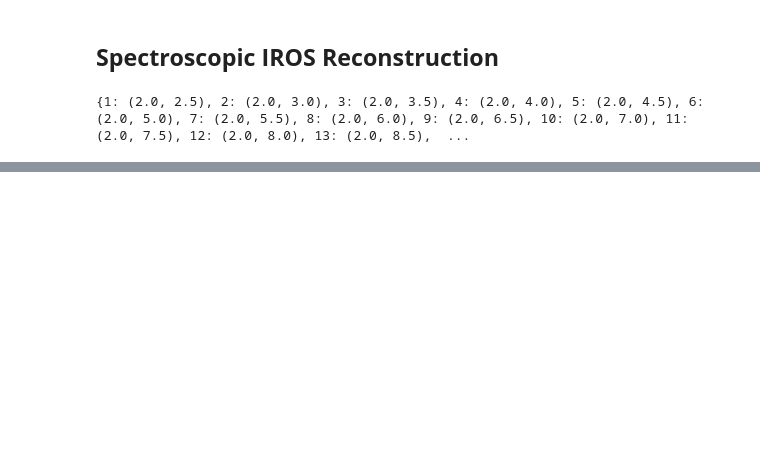
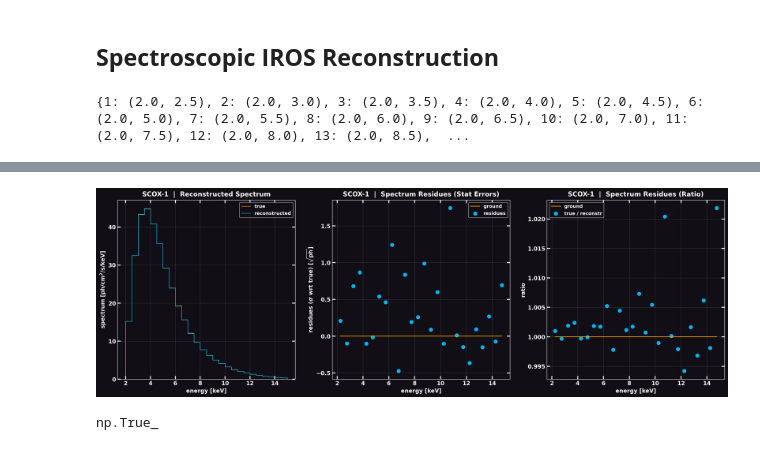
Before and after one commit to EdoardoGiancarli/LearningCodedMasks, a Jupyter notebook: IROS/demo_IROS_spectroscopy.ipynb, the cells around one changed output, grey strips where cells are left out. Saved outputs shown, nothing was run; the diff lists cells and outputs as text; code cells hidden in the pictures; blank space fills up the shorter version.

Commit message:
iros spectroscopy tests

```diff
--- a/IROS/demo_IROS_spectroscopy.ipynb
+++ b/IROS/demo_IROS_spectroscopy.ipynb
@@ -29,7 +29,8 @@ SKYFIELD: str = "GalacticCentre"
 DATA_FITS: str = "galctr_rxte-sax_mask_050_1040x17_2-50keV_1ks"
 
 ID_CAMERA_A: str = "cam1a"
-DATASET: str = "reconstructed"
+DATASET: str = "detected"
+PSFY = True if DATASET == 'reconstructed' else False
 
 filepaths: dict[str, dict[str, Path]] = simulation_files(f"{SIM_PATH}/{SKYFIELD}/{DATA_FITS}")
 # %%
@@ -173,12 +174,10 @@ print(schedule)
 # %% [output]
 {1: (2.0, 2.5), 2: (2.0, 3.0), 3: (2.0, 3.5), 4: (2.0, 4.0), 5: (2.0, 4.5), 6: (2.0, 5.0), 7: (2.0, 5.5), 8: (2.0, 6.0), 9: (2.0, 6.5), 10: (2.0, 7.0), 11: (2.0, 7.5), 12: (2.0, 8.0), 13: (2.0, 8.5),  ...
 # %%
-# OUT_RESULTS_PATH: str = '/mnt/dbb8f47e-da06-47bf-8ef5-038092af70f7/Edos_Magnificent_Manor/PhD_AASS/IROS_paper'
-OUT_RESULTS_PATH = "/mnt/d/PhD_AASS/Coding/Images_fits"
+OUT_RESULTS_PATH: str = '/mnt/dbb8f47e-da06-47bf-8ef5-038092af70f7/Edos_Magnificent_Manor/PhD_AASS/IROS_paper'
+# OUT_RESULTS_PATH = "/mnt/d/PhD_AASS/Coding/Images_fits"
 
-DATA_ID: str = 'out_IROS_data_test_2-15keV_1ks_4srcs.pickle'
-
-
+DATA_ID: str = 'out_IROS_data_test_2-15keV_1ks_SCOX1_detected.pickle'
 
 srcIDs = (
     'scox1', #'gx5-1', 'gx349+2', 'gx17+2',
@@ -193,6 +192,7 @@ if not fp.exists():
         schedule=schedule,
         catalogue=catA,
         save_to=fp,
+        psfy=PSFY,
     )
 else:
     out_logs = load_pickle(fp)
@@ -355,0 +422,46 @@ ds.plot(
+# %%
+ebins, spectra = compute_spectra(out_logs)
+_, iros_cts = compute_counts(out_logs)
+
+true_cts = get_src_cts(wfm, sdlA, 'scox1', ebins, catA)
+true_spectr = get_src_spectr(wfm, sdlA, 'scox1', ebins, true_cts, catA)
+# %%
+ds.plot(
+    dmaps=(
+        ds.map4plot(
+            arrs=(true_spectr, spectra[:, 0]),
+            title='SCOX-1  |  Reconstructed Spectrum',
+            x=ebins,
+            xlabel='energy [keV]',
+            ylabel='spectrum [ph/cm$^{2}$/s/keV]',
+            labels=('true', 'reconstructed'),
+            style='stairs',
+            color=('Orange', 'DeepSkyBlue'),
+            # yscale='log',
+        ),
+        ds.map4plot(
+            arrs=(np.zeros_like(true_spectr), (true_cts - iros_cts[:, 0]) / np.sqrt(true_cts)),
+            title='SCOX-1  |  Spectrum Residues (Stat Errors)',
+            x=ebins[:-1] + np.diff(ebins) / 2,
+            xlabel='energy [keV]',
+            ylabel='residues ($\\sigma$ wrt true) [$\\sqrt{\\text{ph}}$]',
+            labels=('ground', 'residues'),
+            style=('plot', 'scatter'),
+            color=('Orange', 'DeepSkyBlue'),
+        ),
+        ds.map4plot(
+            arrs=(np.ones_like(true_spectr), true_cts / iros_cts[:, 0]),
+            title='SCOX-1  |  Spectrum Residues (Ratio)',
+            x=ebins[:-1] + np.diff(ebins) / 2,
+            xlabel='energy [keV]',
+            ylabel='ratio',
+            labels=('ground', 'true / reconstr'),
+            style=('plot', 'scatter'),
+            color=('Orange', 'DeepSkyBlue'),
+        ),
+    ),
+    ncols=3,
+    save_to=f'{OUT_RESULTS_PATH}/spectrs_detected.png',
+)
+# %% [output]
+[figure, added]
@@ -355,0 +600,13 @@ ds.plot(
+# %%
+# NOTE: MAPPING SRCS ACROSS CAMERA RUNS
+
+import numpy as np
+
+a = np.array(['a', 'b', 'c', 'd', 'e', 'f', 'g', 'h', 'i'])
+b = np.array(['a', 'b', 'x', 'c', 'd', 'y', 'e', 'f', 'g'])
+
+common, idx_a, idx_b = np.intersect1d(a, b, assume_unique=True, return_indices=True)
+
+np.all(a[idx_a] == b[idx_b])
+# %% [output]
+np.True_
```
Also changed, not shown: parts of 13 cells of this notebook, 1 other file.
